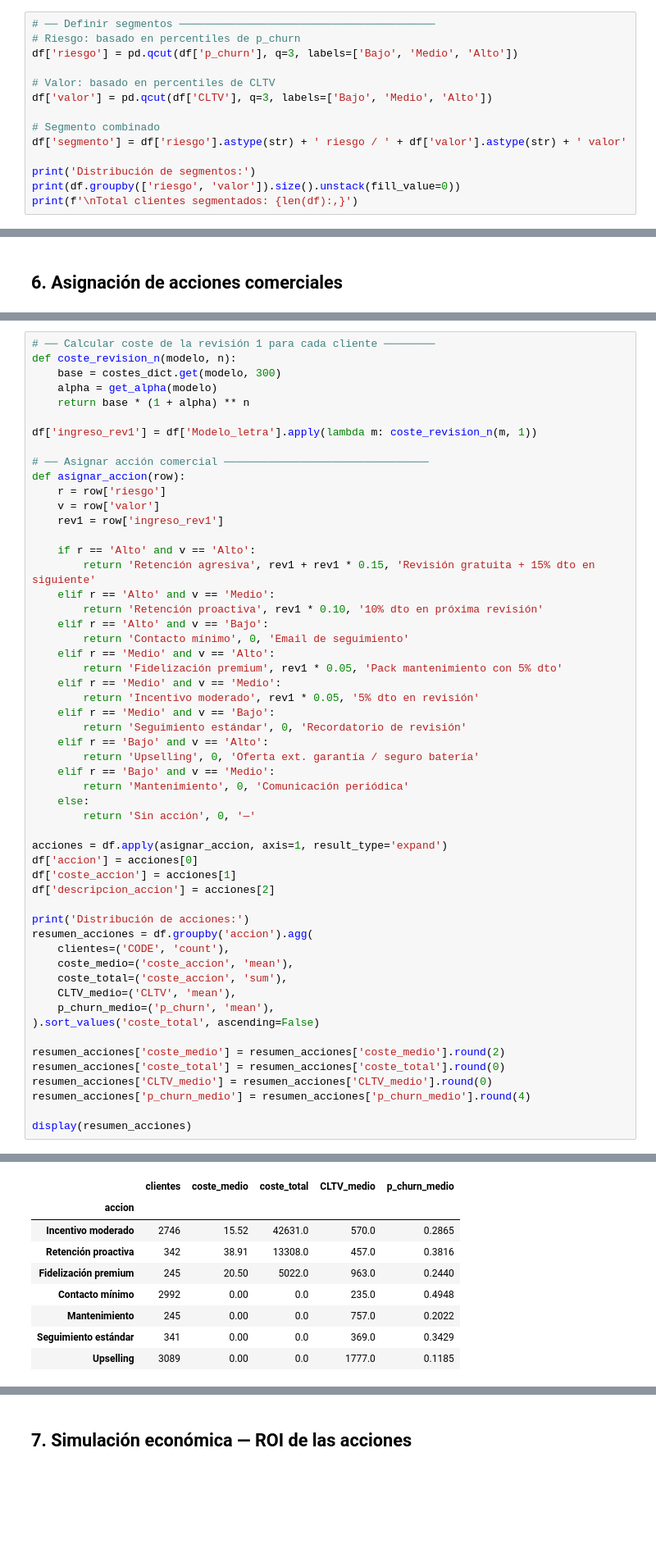
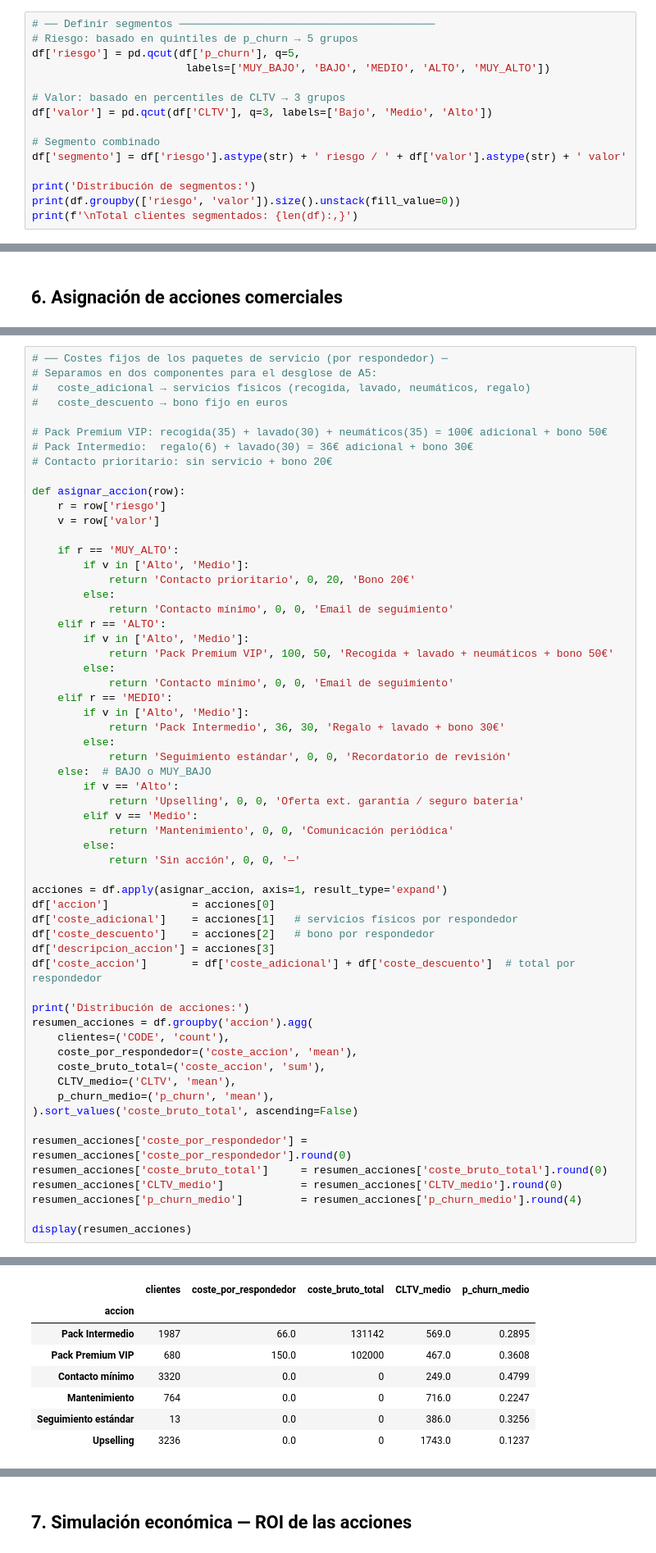
Before and after one commit to alejandrobarreche/Churn-AI, a Jupyter notebook: 5-cltv_acciones.ipynb, the cells around one changed output, grey strips where cells are left out. Shown at 82% size. Saved outputs shown, nothing was run; the diff lists cells and outputs as text; blank space fills up the shorter version.

```diff
--- a/5-cltv_acciones.ipynb
+++ b/5-cltv_acciones.ipynb
@@ -307,9 +307,10 @@ Esto genera 9 segmentos con estrategias diferenciadas.
 # %%
 # ── Definir segmentos ────────────────────────────────────────
-# Riesgo: basado en percentiles de p_churn
-df['riesgo'] = pd.qcut(df['p_churn'], q=3, labels=['Bajo', 'Medio', 'Alto'])
+# Riesgo: basado en quintiles de p_churn → 5 grupos
+df['riesgo'] = pd.qcut(df['p_churn'], q=5,
+                        labels=['MUY_BAJO', 'BAJO', 'MEDIO', 'ALTO', 'MUY_ALTO'])
 
-# Valor: basado en percentiles de CLTV
+# Valor: basado en percentiles de CLTV → 3 grupos
 df['valor'] = pd.qcut(df['CLTV'], q=3, labels=['Bajo', 'Medio', 'Alto'])
 
 # Segmento combinado
@@ -378,65 +388,69 @@ Además, para clientes con **n ≥ 5 revisiones** y CLTV medio-alto, se aplica u
 # %%
-# ── Calcular coste de la revisión 1 para cada cliente ────────
-def coste_revision_n(modelo, n):
-    base = costes_dict.get(modelo, 300)
-    alpha = get_alpha(modelo)
-    return base * (1 + alpha) ** n
+# ── Costes fijos de los paquetes de servicio (por respondedor) ─
+# Separamos en dos componentes para el desglose de A5:
+#   coste_adicional → servicios físicos (recogida, lavado, neumáticos, regalo)
+#   coste_descuento → bono fijo en euros
 
-df['ingreso_rev1'] = df['Modelo_letra'].apply(lambda m: coste_revision_n(m, 1))
+# Pack Premium VIP: recogida(35) + lavado(30) + neumáticos(35) = 100€ adicional + bono 50€
+# Pack Intermedio:  regalo(6) + lavado(30) = 36€ adicional + bono 30€
+# Contacto prioritario: sin servicio + bono 20€
 
-# ── Asignar acción comercial ────────────────────────────────
 def asignar_accion(row):
     r = row['riesgo']
     v = row['valor']
-    rev1 = row['ingreso_rev1']
 
-    if r == 'Alto' and v == 'Alto':
-        return 'Retención agresiva', rev1 + rev1 * 0.15, 'Revisión gratuita + 15% dto en siguiente'
-    elif r == 'Alto' and v == 'Medio':
-        return 'Retención proactiva', rev1 * 0.10, '10% dto en próxima revisión'
-    elif r == 'Alto' and v == 'Bajo':
-        return 'Contacto mínimo', 0, 'Email de seguimiento'
-    elif r == 'Medio' and v == 'Alto':
-        return 'Fidelización premium', rev1 * 0.05, 'Pack mantenimiento con 5% dto'
-    elif r == 'Medio' and v == 'Medio':
-        return 'Incentivo moderado', rev1 * 0.05, '5% dto en revisión'
-    elif r == 'Medio' and v == 'Bajo':
-        return 'Seguimiento estándar', 0, 'Recordatorio de revisión'
-    elif r == 'Bajo' and v == 'Alto':
-        return 'Upselling', 0, 'Oferta ext. garantía / seguro batería'
-    elif r == 'Bajo' and v == 'Medio':
-        return 'Mantenimiento', 0, 'Comunicación periódica'
-    else:
-        return 'Sin acción', 0, '—'
+    if r == 'MUY_ALTO':
+        if v in ['Alto', 'Medio']:
+            return 'Contacto prioritario', 0, 20, 'Bono 20€'
+        else:
+            return 'Contacto mínimo', 0, 0, 'Email de seguimiento'
+    elif r == 'ALTO':
+        if v in ['Alto', 'Medio']:
+            return 'Pack Premium VIP', 100, 50, 'Recogida + lavado + neumáticos + bono 50€'
+        else:
+            return 'Contacto mínimo', 0, 0, 'Email de seguimiento'
+    elif r == 'MEDIO':
+        if v in ['Alto', 'Medio']:
+            return 'Pack Intermedio', 36, 30, 'Regalo + lavado + bono 30€'
+        else:
+            return 'Seguimiento estándar', 0, 0, 'Recordatorio de revisión'
+    else:  # BAJO o MUY_BAJO
+        if v == 'Alto':
+            return 'Upselling', 0, 0, 'Oferta ext. garantía / seguro batería'
+        elif v == 'Medio':
+            return 'Mantenimiento', 0, 0, 'Comunicación periódica'
+        else:
+            return 'Sin acción', 0, 0, '—'
 
 acciones = df.apply(asignar_accion, axis=1, result_type='expand')
-df['accion'] = acciones[0]
-df['coste_accion'] = acciones[1]
-df['descripcion_accion'] = acciones[2]
+df['accion']             = acciones[0]
+df['coste_adicional']    = acciones[1]   # servicios físicos por respondedor
+df['coste_descuento']    = acciones[2]   # bono por respondedor
+df['descripcion_accion'] = acciones[3]
+df['coste_accion']       = df['coste_adicional'] + df['coste_descuento']  # total por respondedor
 
 print('Distribución de acciones:')
 resumen_acciones = df.groupby('accion').agg(
     clientes=('CODE', 'count'),
-    coste_medio=('coste_accion', 'mean'),
-    coste_total=('coste_accion', 'sum'),
+    coste_por_respondedor=('coste_accion', 'mean'),
+    coste_bruto_total=('coste_accion', 'sum'),
     CLTV_medio=('CLTV', 'mean'),
     p_churn_medio=('p_churn', 'mean'),
-).sort_values('coste_total', ascending=False)
+).sort_values('coste_bruto_total', ascending=False)
 
-resumen_acciones['coste_medio'] = resumen_acciones['coste_medio'].round(2)
-resumen_acciones['coste_total'] = resumen_acciones['coste_total'].round(0)
-resumen_acciones['CLTV_medio'] = resumen_acciones['CLTV_medio'].round(0)
-resumen_acciones['p_churn_medio'] = resumen_acciones['p_churn_medio'].round(4)
+resumen_acciones['coste_por_respondedor'] = resumen_acciones['coste_por_respondedor'].round(0)
+resumen_acciones['coste_bruto_total']     = resumen_acciones['coste_bruto_total'].round(0)
+resumen_acciones['CLTV_medio']            = resumen_acciones['CLTV_medio'].round(0)
+resumen_acciones['p_churn_medio']         = resumen_acciones['p_churn_medio'].round(4)
 
 display(resumen_acciones)
 # %% [output]
 Distribución de acciones:
-|  | clientes | coste_medio | coste_total | CLTV_medio | p_churn_medio |
+|  | clientes | coste_por_respondedor | coste_bruto_total | CLTV_medio | p_churn_medio |
 | accion |  |  |  |  |  |
-| Incentivo moderado | 2746 | 15.52 | 42631.0 | 570.0 | 0.2865 |
-| Retención proactiva | 342 | 38.91 | 13308.0 | 457.0 | 0.3816 |
-| Fidelización premium | 245 | 20.50 | 5022.0 | 963.0 | 0.2440 |
-| Contacto mínimo | 2992 | 0.00 | 0.0 | 235.0 | 0.4948 |
-| Mantenimiento | 245 | 0.00 | 0.0 | 757.0 | 0.2022 |
-| Seguimiento estándar | 341 | 0.00 | 0.0 | 369.0 | 0.3429 |
-| Upselling | 3089 | 0.00 | 0.0 | 1777.0 | 0.1185 |
+| Pack Intermedio | 1987 | 66.0 | 131142 | 569.0 | 0.2895 |
+| Pack Premium VIP | 680 | 150.0 | 102000 | 467.0 | 0.3608 |
+| Contacto mínimo | 3320 | 0.0 | 0 | 249.0 | 0.4799 |
+| Mantenimiento | 764 | 0.0 | 0 | 716.0 | 0.2247 |
+| Seguimiento estándar | 13 | 0.0 | 0 | 386.0 | 0.3256 |
+| Upselling | 3236 | 0.0 | 0 | 1743.0 | 0.1237 |
```
Also changed, not shown: parts of 14 cells of this notebook, 5 other files.
